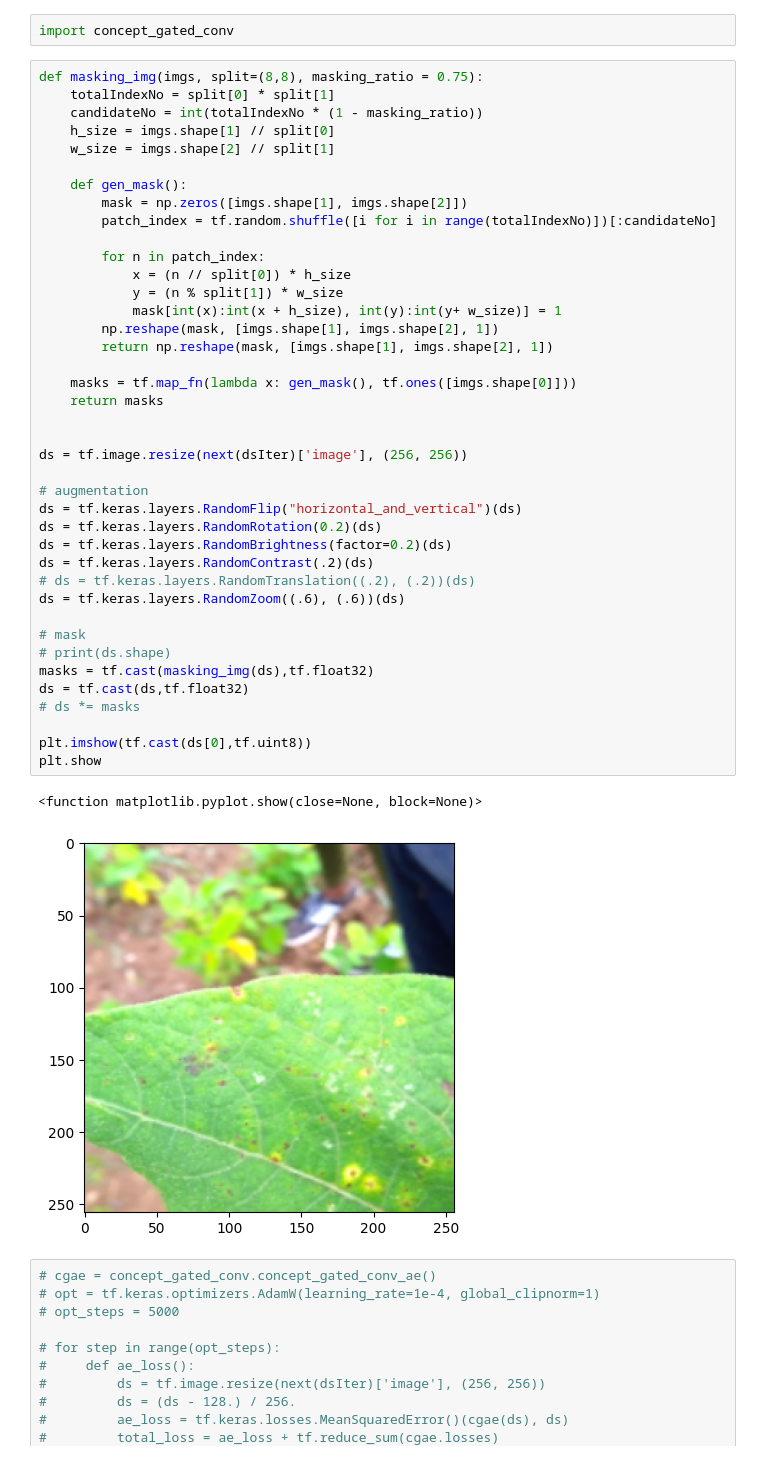
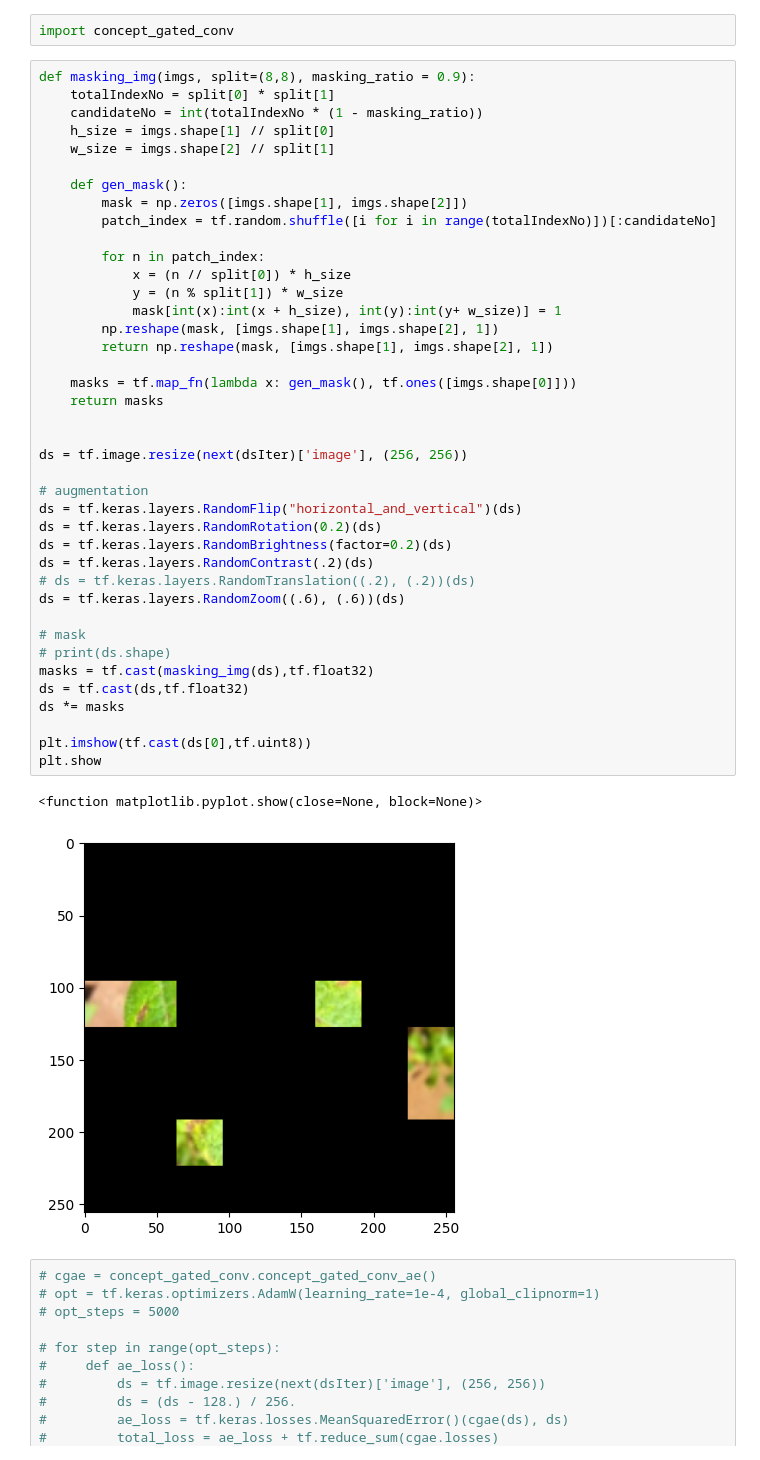
Before and after one commit to markliou/FCMAE, a Jupyter notebook: exam.ipynb, the cells around one changed output. Cells and saved outputs as stored; diff of their text form.

```diff
--- a/exam.ipynb
+++ b/exam.ipynb
@@ -50,7 +50,7 @@ plt.show()
 # %%
 import concept_gated_conv
 # %%
-def masking_img(imgs, split=(8,8), masking_ratio = 0.75):
+def masking_img(imgs, split=(8,8), masking_ratio = 0.9):
     totalIndexNo = split[0] * split[1]
     candidateNo = int(totalIndexNo * (1 - masking_ratio))
     h_size = imgs.shape[1] // split[0]
@@ -63,35 +63,35 @@ def masking_img(imgs, split=(8,8), masking_ratio = 0.75):
         for n in patch_index:
             x = (n // split[0]) * h_size
             y = (n % split[1]) * w_size
             mask[int(x):int(x + h_size), int(y):int(y+ w_size)] = 1
         np.reshape(mask, [imgs.shape[1], imgs.shape[2], 1])
         return np.reshape(mask, [imgs.shape[1], imgs.shape[2], 1])
 
     masks = tf.map_fn(lambda x: gen_mask(), tf.ones([imgs.shape[0]]))
     return masks
 
 
 ds = tf.image.resize(next(dsIter)['image'], (256, 256))
 
 # augmentation
 ds = tf.keras.layers.RandomFlip("horizontal_and_vertical")(ds)
 ds = tf.keras.layers.RandomRotation(0.2)(ds)
 ds = tf.keras.layers.RandomBrightness(factor=0.2)(ds)
 ds = tf.keras.layers.RandomContrast(.2)(ds)
 # ds = tf.keras.layers.RandomTranslation((.2), (.2))(ds)
 ds = tf.keras.layers.RandomZoom((.6), (.6))(ds)
 
 # mask
 # print(ds.shape)
 masks = tf.cast(masking_img(ds),tf.float32)
 ds = tf.cast(ds,tf.float32)
-# ds *= masks
+ds *= masks
 
 plt.imshow(tf.cast(ds[0],tf.uint8))
 plt.show
 # %% [output]
 <function matplotlib.pyplot.show(close=None, block=None)>
-[figure, old version]
+[figure, new version]
 # %%
 # cgae = concept_gated_conv.concept_gated_conv_ae()
 # opt = tf.keras.optimizers.AdamW(learning_rate=1e-4, global_clipnorm=1)
```
